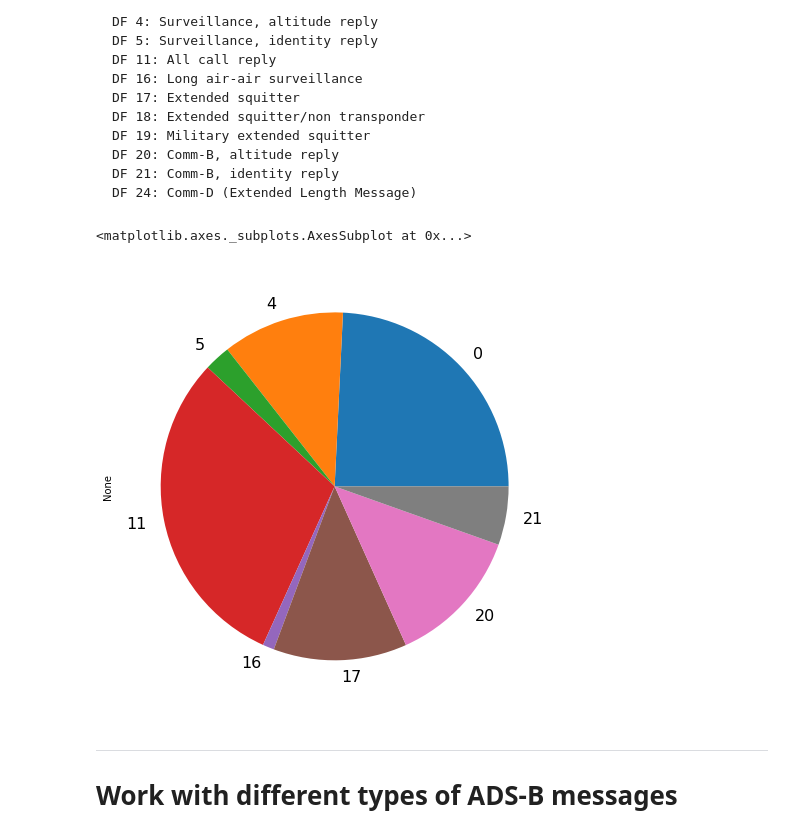
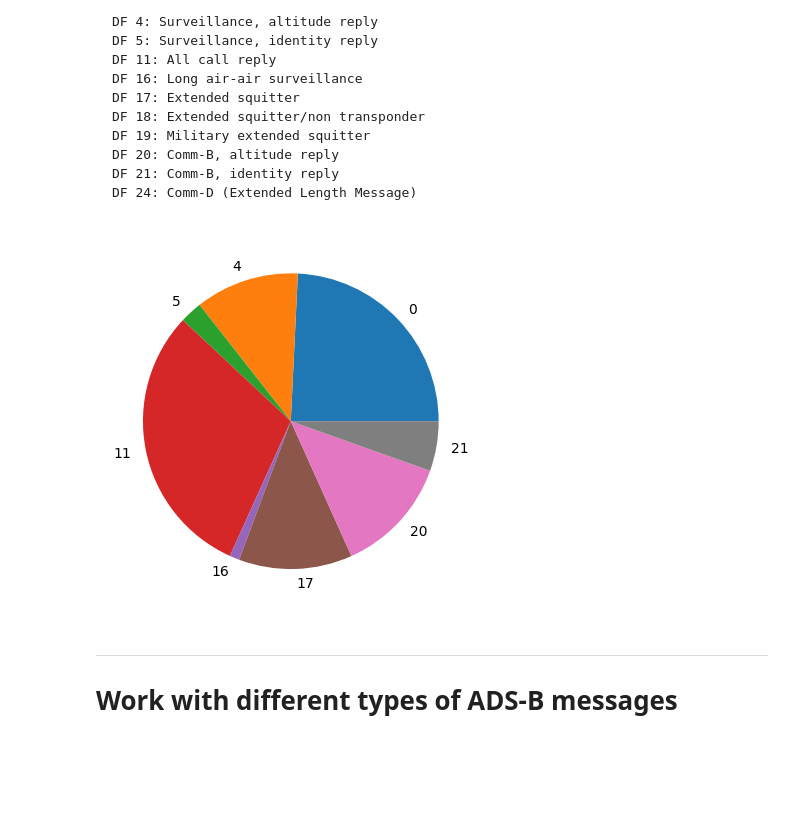
Before and after one commit to junzis/tutorial-icrat24-adsb, a Jupyter notebook: 3_decode_many.ipynb, the cells around one changed output. Saved outputs shown, nothing was run; the diff lists cells and outputs as text; code cells hidden in the pictures; blank space fills up the shorter version.

````diff
--- a/3_decode_many.ipynb
+++ b/3_decode_many.ipynb
@@ -5,7 +7,7 @@ import matplotlib.pyplot as plt
 # %% [markdown]
 # Let's load some sample data.
 # %%
-data = pd.read_csv("data/samples.csv", names=["timestamp", "message"])
+data = pd.read_csv("https://github.com/junzis/tutorial-icrat24-adsb/raw/main/data/samples.csv", names=["timestamp", "message"])
 
 data
 # %% [output]
@@ -84,10 +83,10 @@ DF 24: Comm-D (Extended Length Message)
 ```
 # %%
 # Analyze the distributions of downlink format among messages
-data.groupby("DF").size().plot(kind="pie", figsize=(8, 8), fontsize=16)
+data.groupby("DF").size().plot(kind="pie")
+plt.show()
 # %% [output]
-<matplotlib.axes._subplots.AxesSubplot at 0x...>
-[figure, old version]
+[figure, new version]
 # %% [markdown]
 ---
 # Work with different types of ADS-B messages
````
Also changed, not shown: parts of 13 cells of this notebook, 2 other files.
